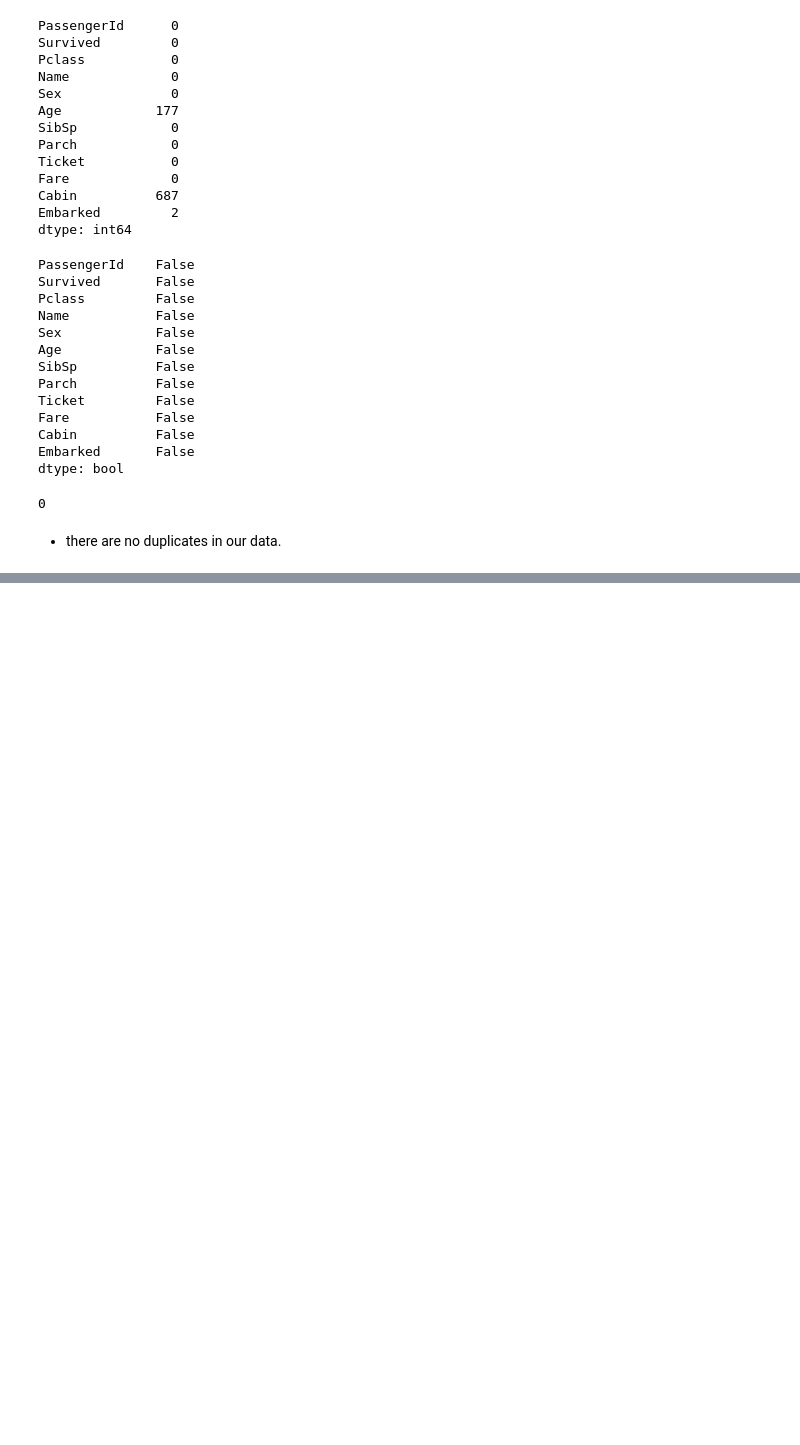
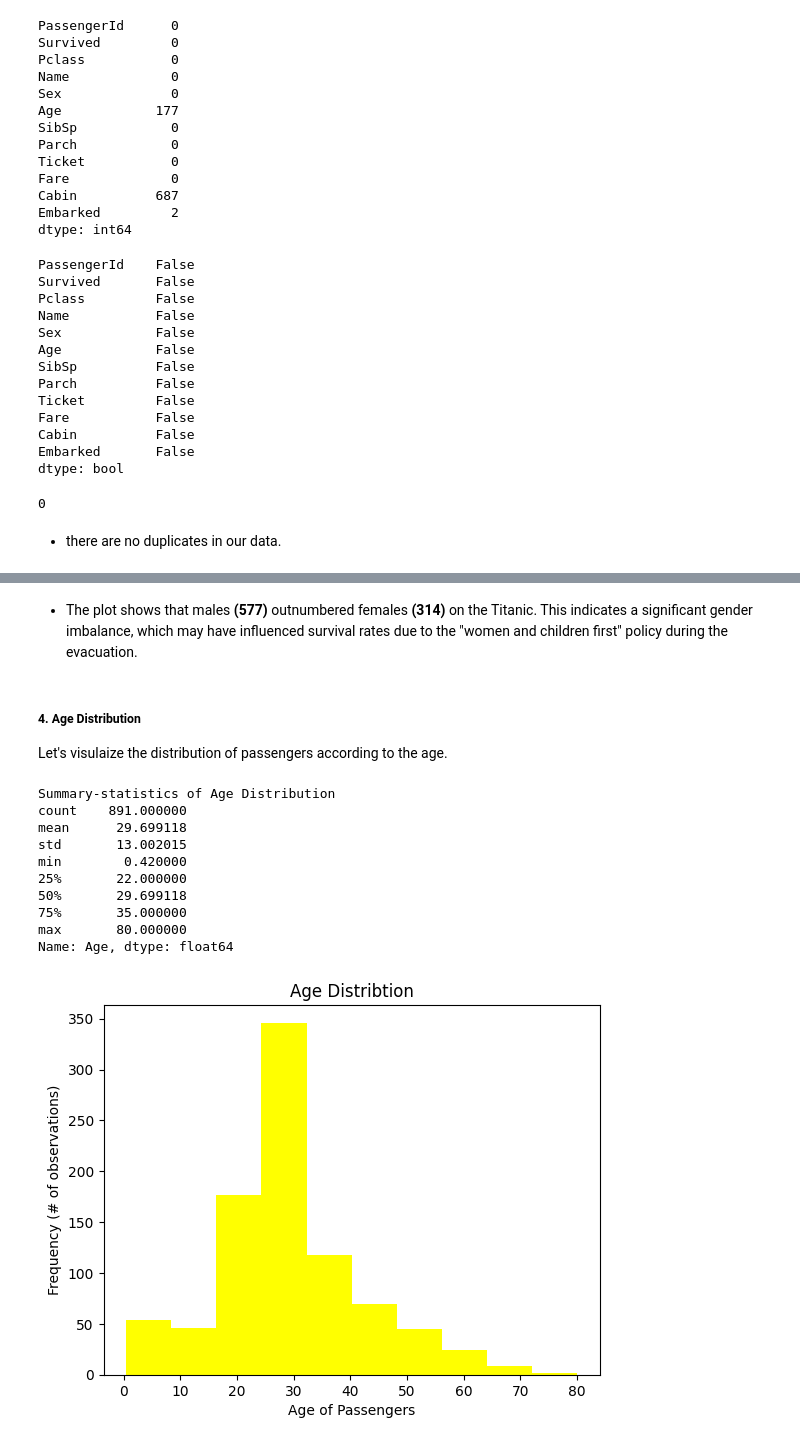
Before and after one commit to mariamkhan04/PRODIGY_DS_02, a Jupyter notebook: Titanic_Analysis.ipynb, the cells around one changed output, grey strips where cells are left out. Drawn from its saved outputs; the diff is of its cells as text; code cells hidden in the pictures; blank space fills up the shorter version.

```diff
--- a/Titanic_Analysis.ipynb
+++ b/Titanic_Analysis.ipynb
@@ -132,0 +252,29 @@ print(duplicates.sum())
+# %% [markdown]
+- The plot shows that males **(577)** outnumbered females **(314)** on the Titanic. This indicates a significant gender imbalance, which may have influenced survival rates due to the "women and children first" policy during the evacuation.
+# %% [markdown]
+##### **4. Age Distribution**
+Let's visulaize the distribution of passengers according to the age.
+# %%
+#summary statistics
+print(f"Summary-statistics of Age Distribution")
+print(titanic_df["Age"].describe())
+
+# Plotting Age distribution
+fig, ax = plt.subplots()
+ax.hist(titanic_df['Age'], bins = 10, color= "yellow")
+ax.set_title("Age Distribtion")
+ax.set_xlabel("Age of Passengers")
+ax.set_ylabel("Frequency (# of observations)")
+plt.show()
+# %% [output]
+Summary-statistics of Age Distribution
+count    891.000000
+mean      29.699118
+std       13.002015
+min        0.420000
+25%       22.000000
+50%       29.699118
+75%       35.000000
+max       80.000000
+Name: Age, dtype: float64
+[figure, added]
```
Also changed, not shown: parts of 17 cells of this notebook.
